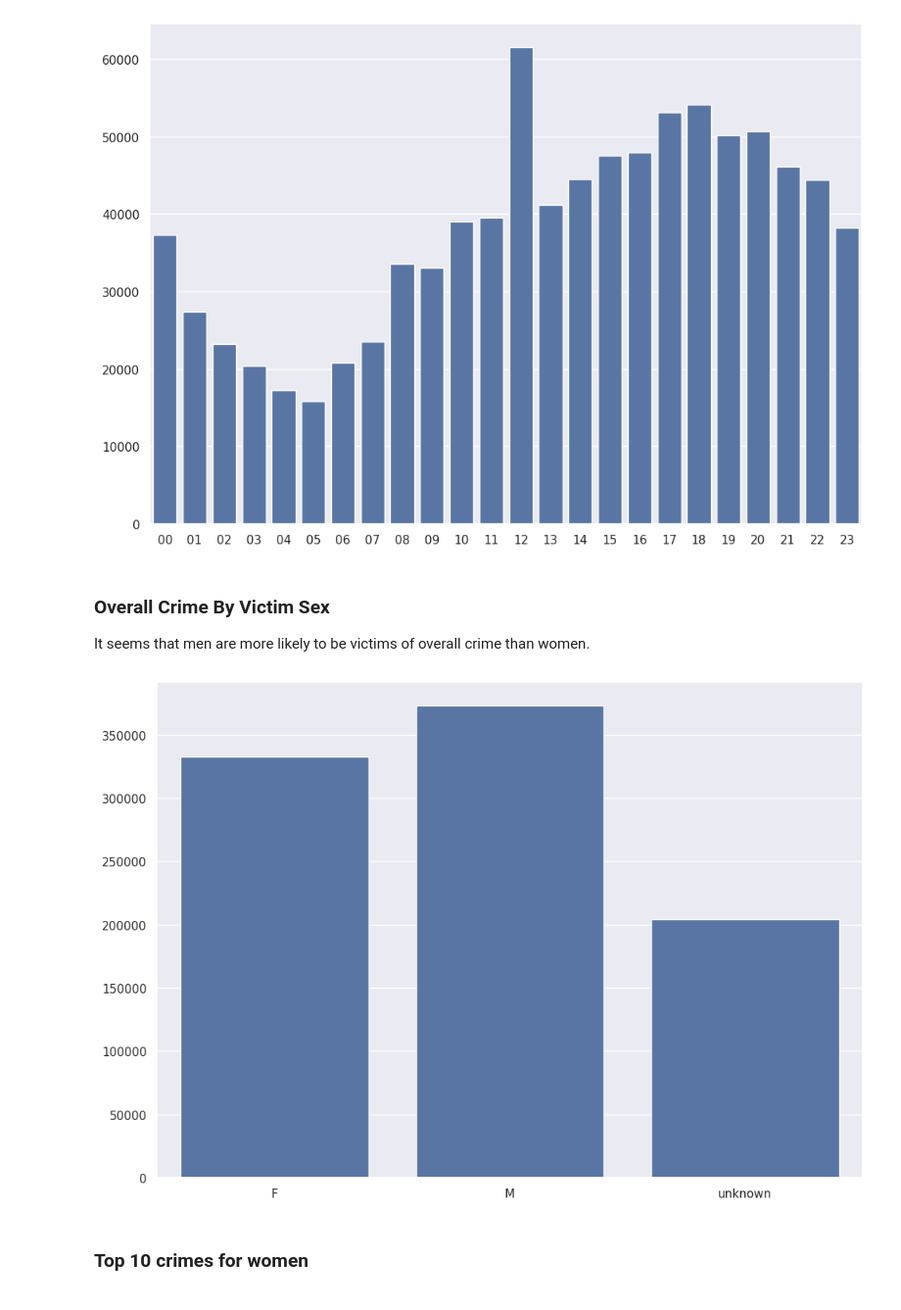
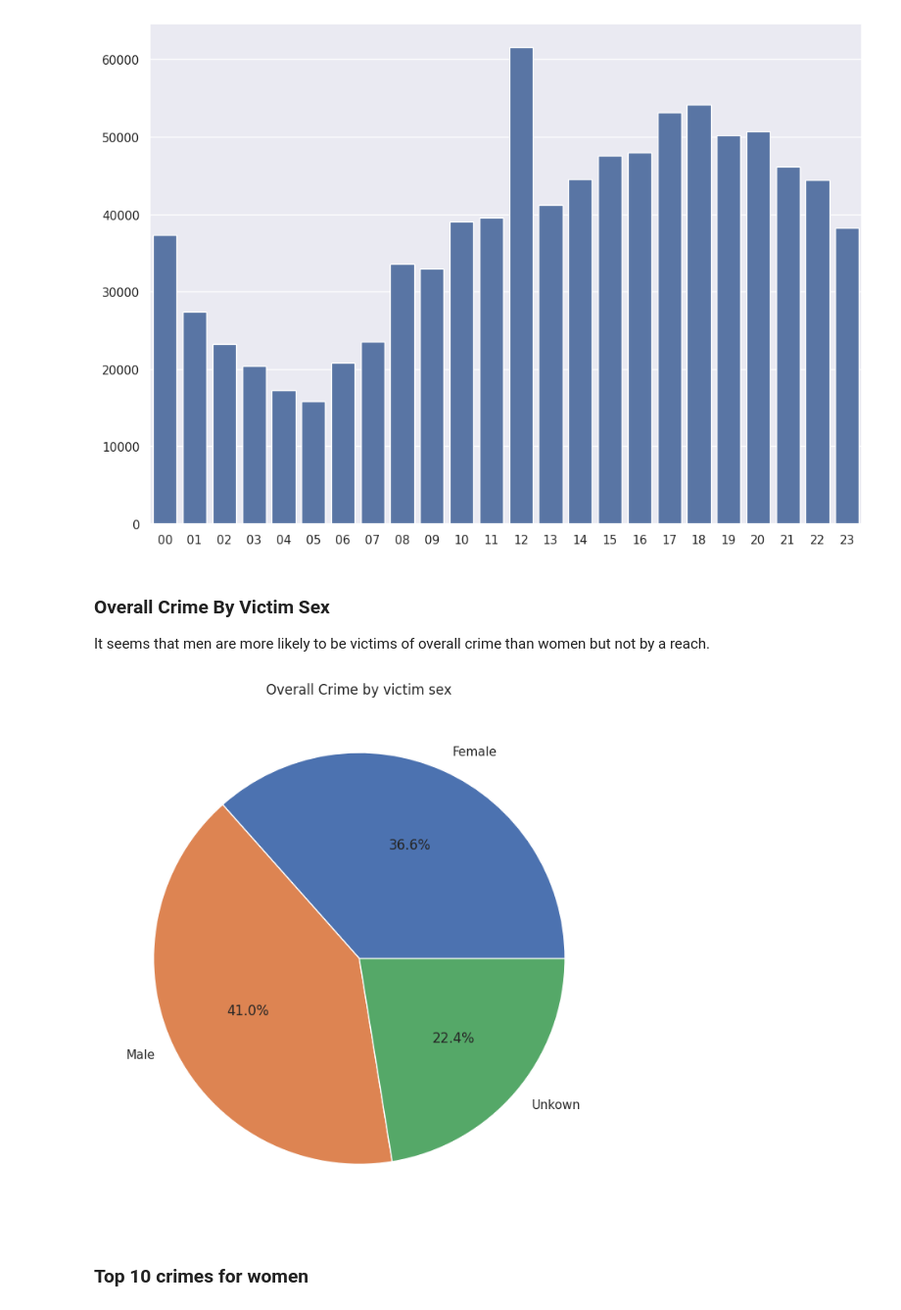
Before and after one commit to AyoubLaar/Data-Mining-Project, a Jupyter notebook: notebook.ipynb, the cells around one changed output. Shown at 98% size. Cells and saved outputs as stored; diff of their text form; code cells hidden in the pictures.

```diff
--- a/notebook.ipynb
+++ b/notebook.ipynb
@@ -943,16 +1008,16 @@ pass
 [figure]
 # %% [markdown]
 <h3>Overall Crime By Victim Sex</h3>
-<p>It seems that men are more likely to be victims of overall crime than women.</p>
+<p>It seems that men are more likely to be victims of overall crime than women but not by a reach.</p>
-# %%
-df = data["Victim_Sex"].value_counts().sort_index()
-df.index = [ x if x != "X" else "unknown" for x in df.index.tolist()]
-plot = sns.barplot(data=df)
-plot.set_xlabel("")
-plot.set_ylabel("")
-pass
-# %% [output]
-[figure, removed]
+# %%
+df = data["Victim_Sex"].value_counts().sort_index()
+df.index = df.index.map({"M":"Male","F":"Female","X":"Unkown"})
+plt.pie(df,labels=df.index.tolist(),autopct='%1.1f%%')
+plt.title('Overall Crime by victim sex')
+plt.show()
+pass
+# %% [output]
+[figure, added]
 # %% [markdown]
 <h3>Top 10 crimes for women</h3>
 # %%
```
Also changed, not shown: parts of 42 cells of this notebook, 1 other file.
